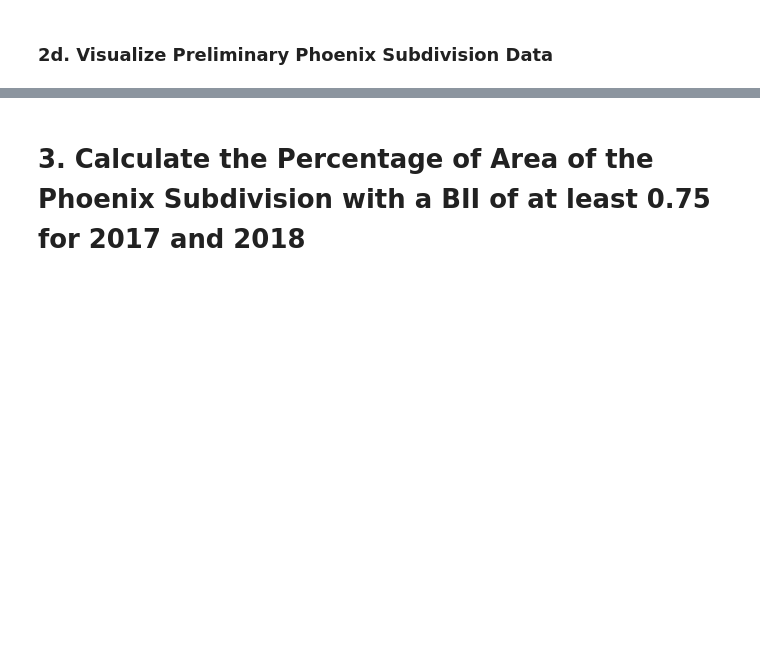
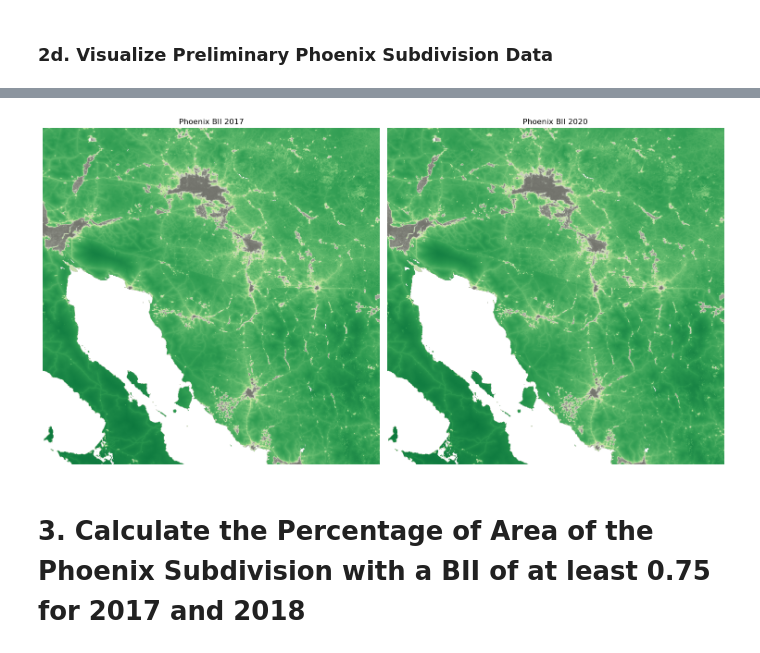
Before and after one commit to nicolelpepper/pheonix-bii-analysis, a Jupyter notebook: phoenix_bii_analysis.ipynb, the cells around one changed output, grey strips where cells are left out. Saved outputs shown, nothing was run; the diff lists cells and outputs as text; code cells hidden in the pictures; blank space fills up the shorter version.

```diff
--- a/phoenix_bii_analysis.ipynb
+++ b/phoenix_bii_analysis.ipynb
@@ -189,3 +175,33 @@ display(HTML(f"""
+# %%
+# Define URLs for the 2017 and 2020 images
+phoenix_2017_url = phoenix_2017_item.assets['rendered_preview'].href
+phoenix_2020_url = phoenix_2020_item.assets['rendered_preview'].href
+
+# Get image data from the URLs
+response_2017 = requests.get(phoenix_2017_url)
+response_2020 = requests.get(phoenix_2020_url)
+
+# Load image data into a PIL Image object
+image_2017 = Image.open(BytesIO(response_2017.content))
+image_2020 = Image.open(BytesIO(response_2020.content))
+
+# Set up the matplotlib figure with side-by-side subplots
+fig, (ax1, ax2) = plt.subplots(1, 2, figsize=(15, 8))
+
+# Display the 2017 image
+ax1.imshow(image_2017)
+ax1.set_title("Phoenix BII 2017")
+ax1.axis('off')  # Turn off axes
+
+# Display the 2020 image
+ax2.imshow(image_2020)
+ax2.set_title("Phoenix BII 2020")
+ax2.axis('off')  # Turn off axes
+
+plt.tight_layout()
+plt.show()
+# %% [output]
+[figure, added]
 # %% [markdown]
 # 3. Calculate the Percentage of Area of the Phoenix Subdivision with a BII of at least 0.75 for 2017 and 2018
 # %% [markdown]
```
Also changed, not shown: parts of 7 cells of this notebook, 1 other file.
